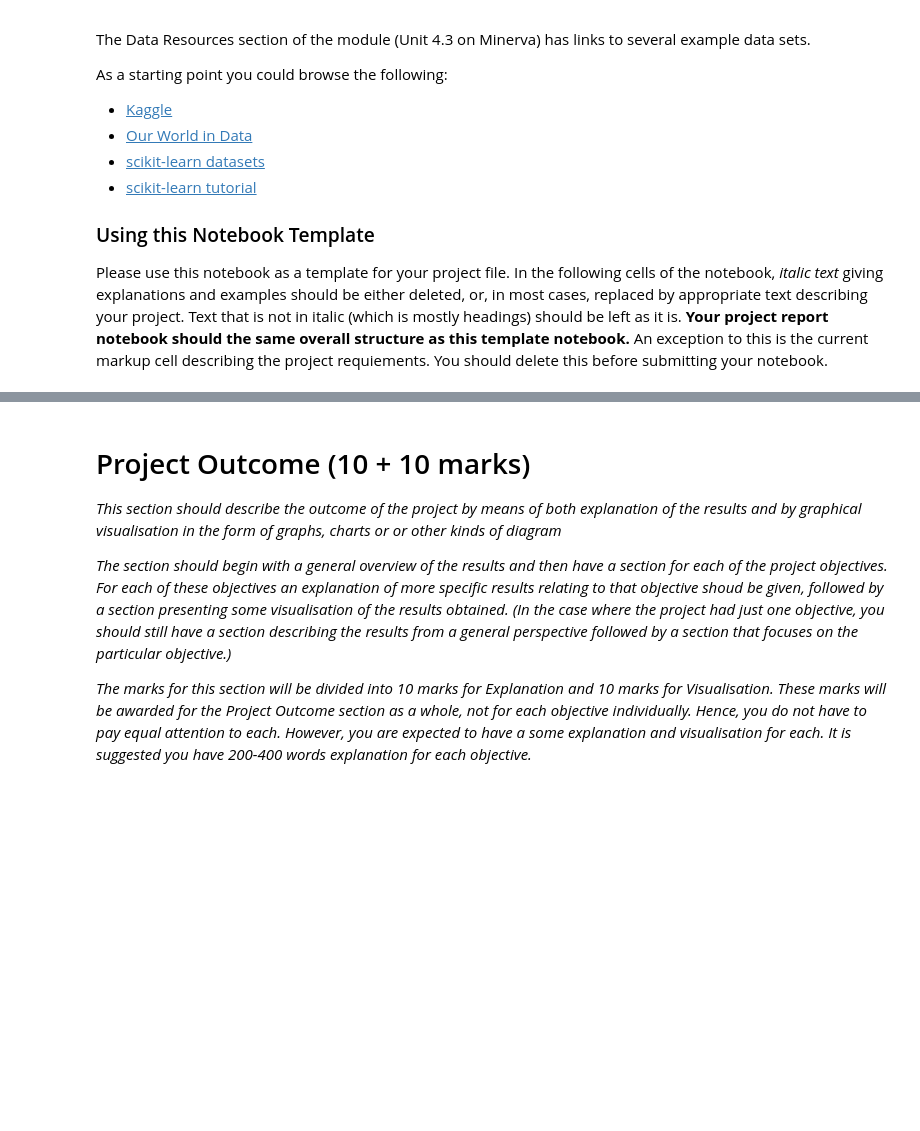
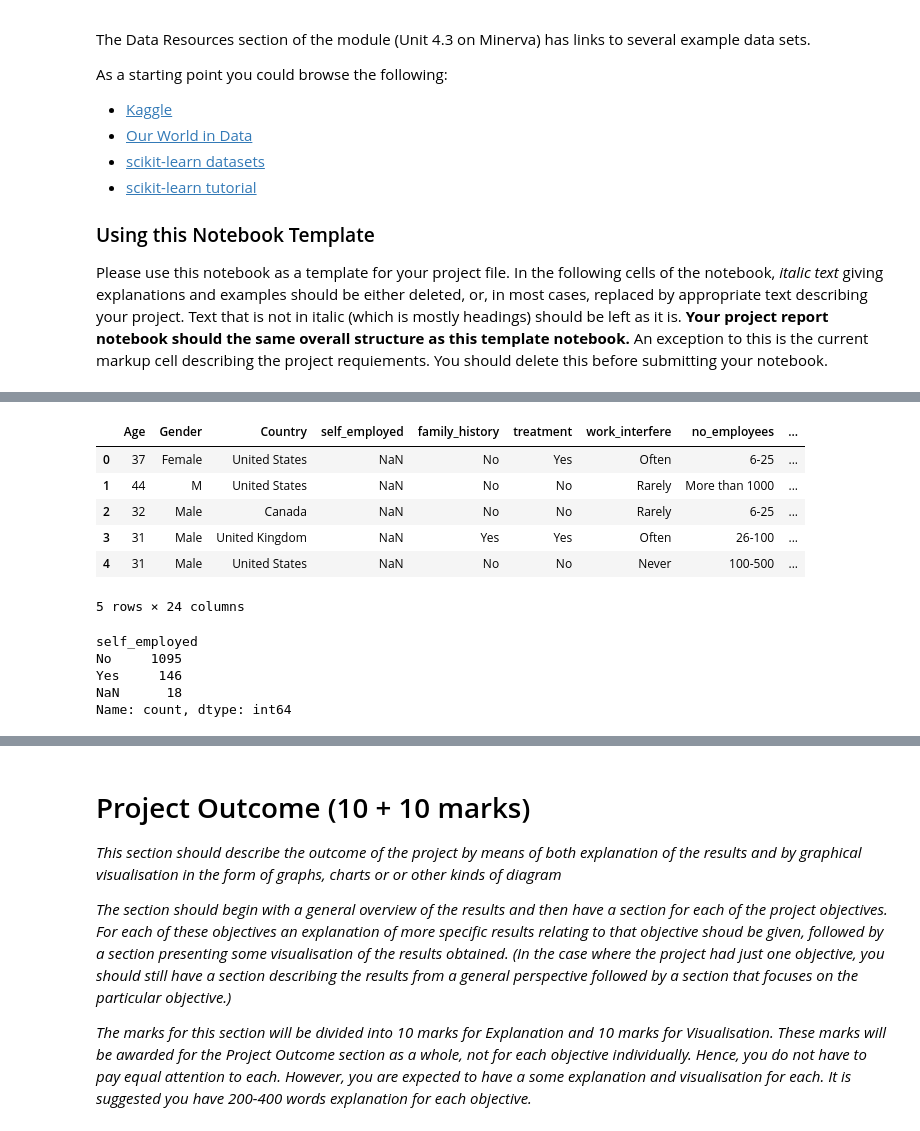
Before and after one commit to sjbmcg/data_science_group_project, a Jupyter notebook: implementation/Group project.ipynb, the cells around one changed output, grey strips where cells are left out. Saved outputs shown, nothing was run; the diff lists cells and outputs as text; code cells hidden in the pictures; blank space fills up the shorter version.

```diff
--- a/implementation/Group project.ipynb
+++ b/implementation/Group project.ipynb
@@ -229,0 +216,23 @@ do not exceed the maximum number of lines stated above._
+# %%
+# Assign all empty values to 'NaN'
+df['self_employed'] = df['self_employed'].fillna('NaN')
+df['work_interfere'] = df['work_interfere'].fillna('NaN')
+df.head(5)
+# %% [output]
+|  | Age | Gender | Country | self_employed | family_history | treatment | work_interfere | no_employees | ... |
+| 0 | 37 | Female | United States | NaN | No | Yes | Often | 6-25 | ... |
+| 1 | 44 | M | United States | NaN | No | No | Rarely | More than 1000 | ... |
+| 2 | 32 | Male | Canada | NaN | No | No | Rarely | 6-25 | ... |
+| 3 | 31 | Male | United Kingdom | NaN | Yes | Yes | Often | 26-100 | ... |
+| 4 | 31 | Male | United States | NaN | No | No | Never | 100-500 | ... |
+5 rows × 24 columns
+# %%
+# Replace 'NaN' in 'self_employed' column
+print(df['self_employed'].value_counts(), "\n")
+df['self_employed'] = df['self_employed'].replace(['NaN'], 'No')
+# %% [output]
+self_employed
+No     1095
+Yes     146
+NaN      18
+Name: count, dtype: int64
```
Also changed, not shown: parts of 27 cells of this notebook, 1 other file.
